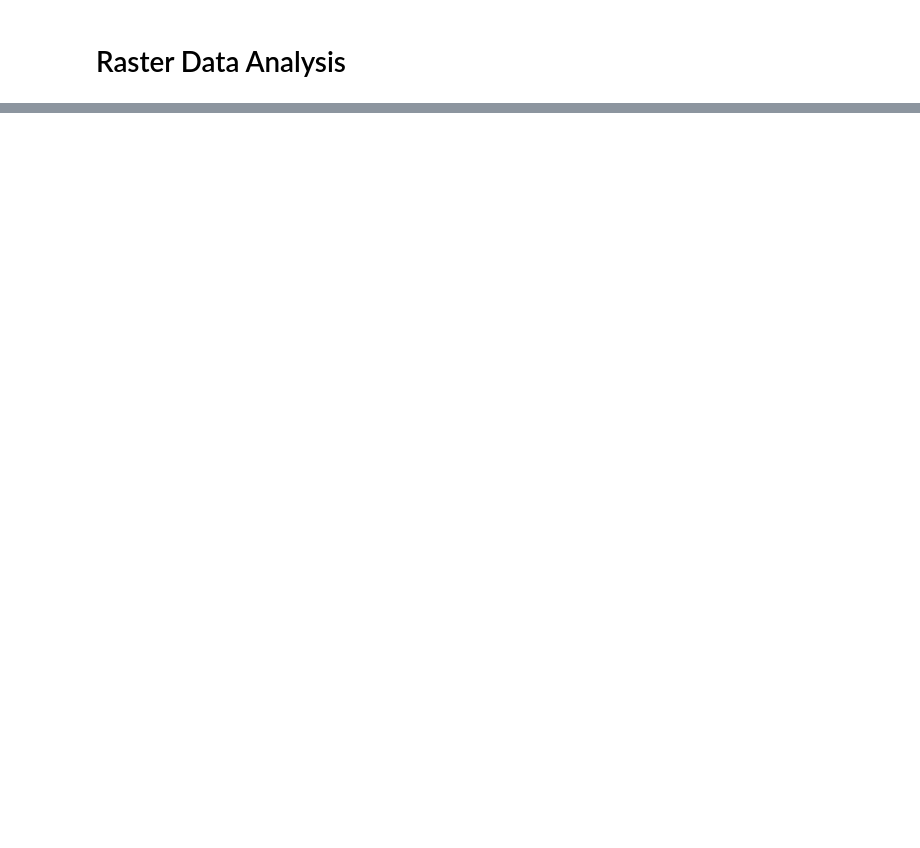
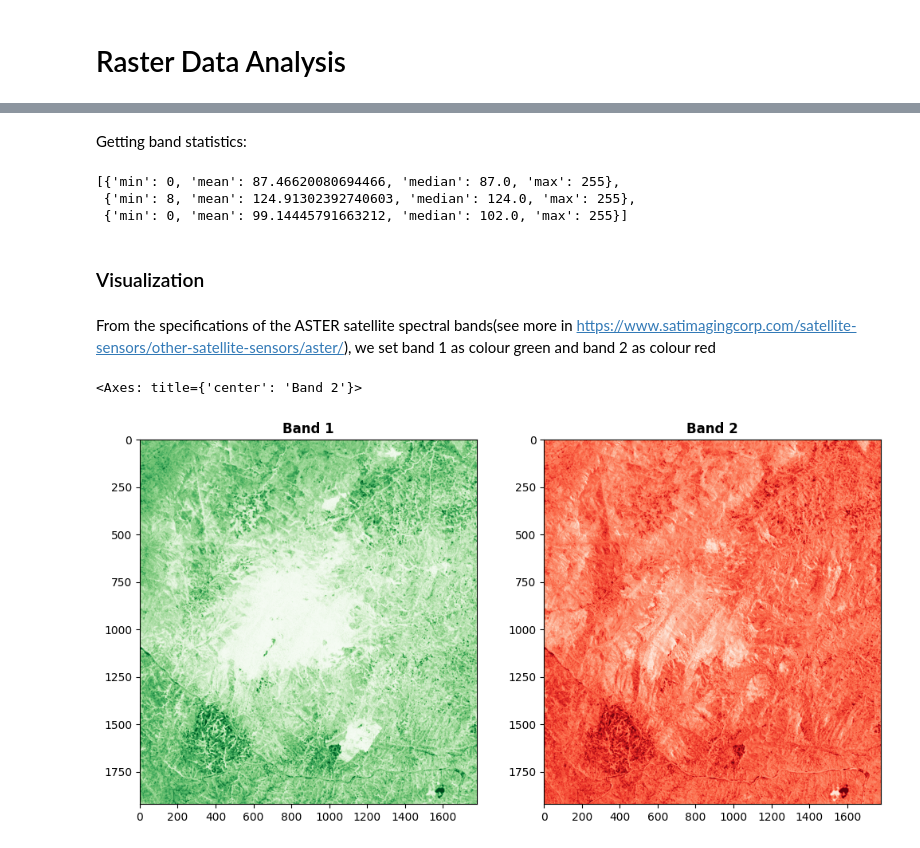
Before and after one commit to heibylau/Raster-data-analysis, a Jupyter notebook: analysis.ipynb, the cells around one changed output, grey strips where cells are left out. Cells and saved outputs as stored; diff of their text form; code cells hidden in the pictures; blank space fills up the shorter version.

Commit message:
worked on band visualization

```diff
--- a/analysis.ipynb
+++ b/analysis.ipynb
@@ -9 +8,3 @@ filepath = "wc2.1_2.5m_tmax_2019-12.tif"
+# %%
+filepath = "PIA26392.tif"
 # %% [markdown]
@@ -28,0 +12,2 @@ plt.show()
+# %%
+raster = rasterio.open(filepath)
@@ -28,0 +52,28 @@ plt.show()
+# %% [markdown]
+Getting band statistics:
+# %%
+stats = []
+
+for band in array:
+    stats.append({
+        'min': band.min(),
+        'mean': band.mean(),
+        'median': np.median(band),
+        'max': band.max()})
+
+stats
+# %% [output]
+[{'min': 0, 'mean': 87.46620080694466, 'median': 87.0, 'max': 255},
+ {'min': 8, 'mean': 124.91302392740603, 'median': 124.0, 'max': 255},
+ {'min': 0, 'mean': 99.14445791663212, 'median': 102.0, 'max': 255}]
+# %% [markdown]
+### Visualization
+# %% [markdown]
+From the specifications of the ASTER satellite spectral bands(see more in https://www.satimagingcorp.com/satellite-sensors/other-satellite-sensors/aster/), we set band 1 as colour green and band 2 as colour red
+# %%
+fig, (ax1, ax2) = plt.subplots(1,2, figsize=(12,6))
+show((raster,1), cmap='Greens', title='Band 1', ax=ax1)
+show((raster,2), cmap='Reds', title='Band 2', ax=ax2)
+# %% [output]
+<Axes: title={'center': 'Band 2'}>
+[figure, added]
```
Also changed, not shown: parts of 15 cells of this notebook.
